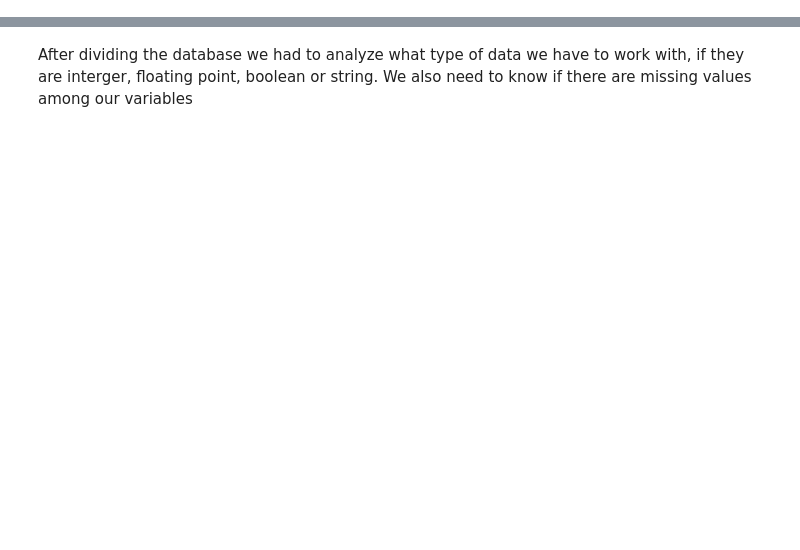
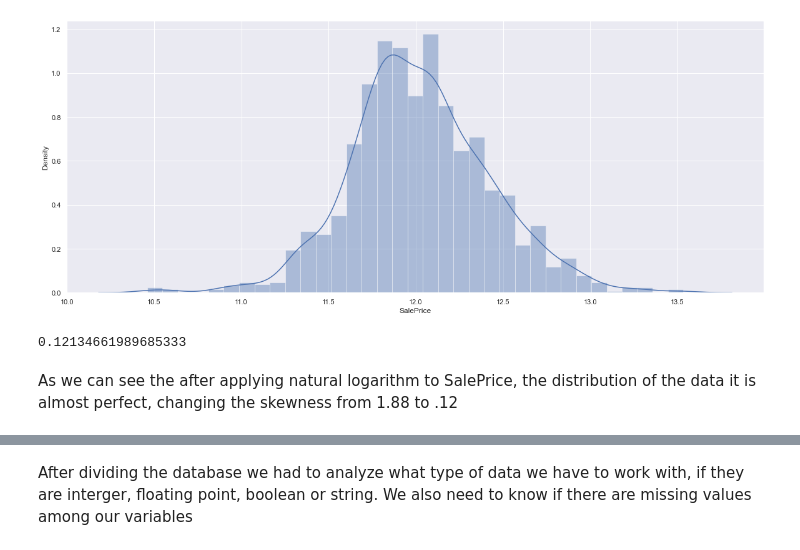
Before and after one commit to Gerardoj09/House_Pricing_Prediction, a Jupyter notebook: ETL.ipynb, the cells around one changed output, grey strips where cells are left out. Cells and saved outputs as stored; diff of their text form; code cells hidden in the pictures; blank space fills up the shorter version.

```diff
--- a/ETL.ipynb
+++ b/ETL.ipynb
@@ -17,0 +98,12 @@ When reviewing the database, it was decided to divide it into 4 dataframes to be
+# %%
+#Plot again the SalePrice variable to see the changes
+plt.figure(figsize=(20,8))
+sns.distplot(train.SalePrice, kde= True);
+# %% [output]
+[figure, added]
+# %%
+train.SalePrice.skew()
+# %% [output]
+0.12134661989685333
+# %% [markdown]
+As we can see the after applying natural logarithm to SalePrice, the distribution of the data it is almost perfect, changing the skewness from 1.88 to .12
```
Also changed, not shown: parts of 70 cells of this notebook, 1 other file.
